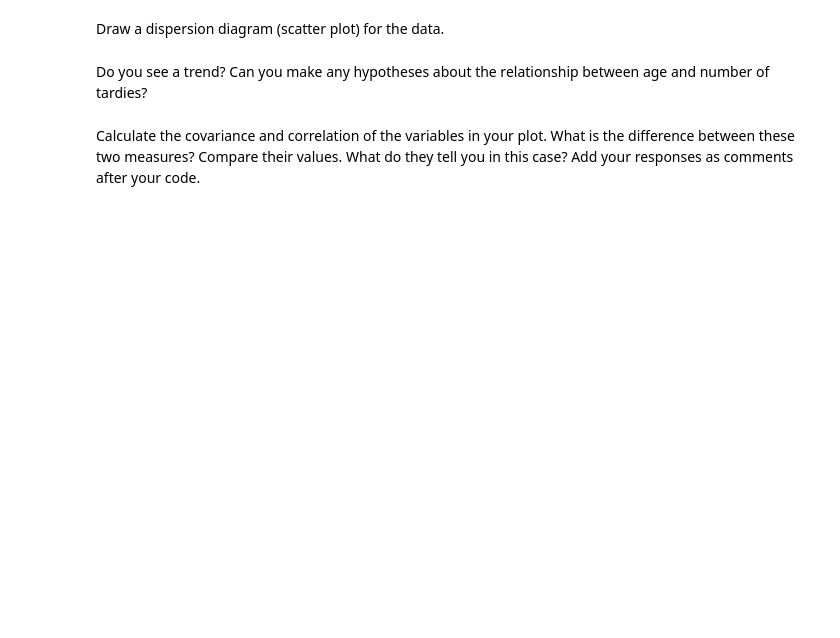
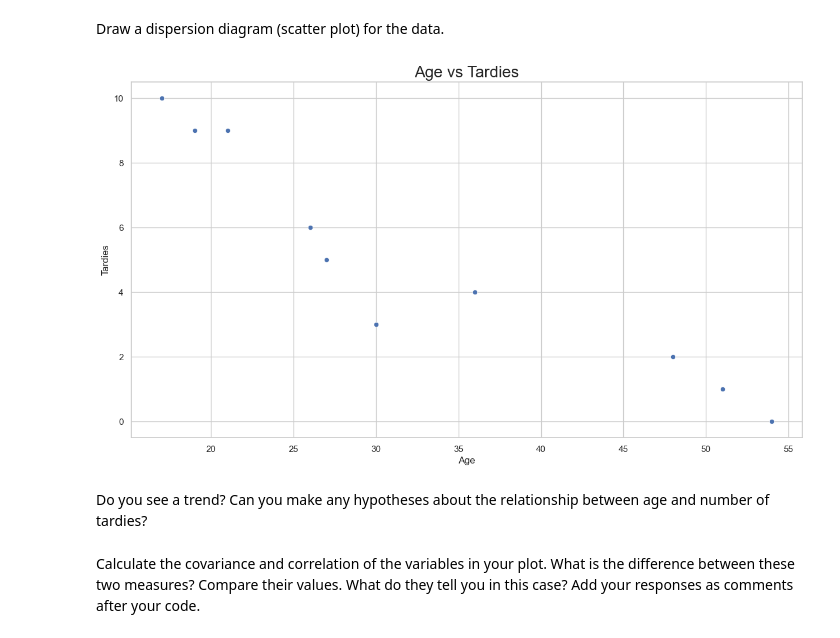
Before and after one commit to Ironhack-data-bcn-oct-2023/lab-regression-analysis, a Jupyter notebook: your-code.ipynb, the cells around one changed output. Cells and saved outputs as stored; diff of their text form; code cells hidden in the pictures; blank space fills up the shorter version.

```diff
--- a/your-code.ipynb
+++ b/your-code.ipynb
@@ -23,6 +23,23 @@ I work at a coding bootcamp, and I have developed a theory that the younger my s
 | 8      | 26  | 6          |
 | 9      | 54  |  0         |
 | 10     | 30  |  3         |
+# %%
+import pandas as pd
+import numpy as np
+
+# Viz
+import seaborn as sns
+from matplotlib import pyplot as plt
+from matplotlib import cm
+%matplotlib inline
+%config Inlinebackend.figure_format = 'retina'
+sns.set_context("poster")
+sns.set(rc={"figure.figsize": (15.,8.)})
+sns.set_style("whitegrid")
+
+# Modelling libraries
+import statsmodels.formula.api as smf
+from sklearn.linear_model import LinearRegression #sci-kit for learning, science-kit, sklearn
 # %% [markdown]
 Use this command to create a dataframe with the data provided in the table.
 ~~~~
@@ -32,0 +48,3 @@ student_data = pd.DataFrame({'Age': [17,51,27,21,36,48,19,26,54,30], 'Tardies':
+# %%
+student_data = pd.DataFrame({'Age': [17,51,27,21,36,48,19,26,54,30], 'Tardies': [10,1,5,9,4,2,9,6,0,3]})
+student_data
@@ -37,2 +65,7 @@ Draw a dispersion diagram (scatter plot) for the data.
+# %%
+sns.scatterplot(y = student_data.Tardies, x=student_data.Age)
+plt.title("Age vs Tardies", size=20);
+# %% [output]
+[figure, added]
 # %% [markdown]
 Do you see a trend? Can you make any hypotheses about the relationship between age and number of tardies?
```
Also changed, not shown: parts of 45 cells of this notebook.
